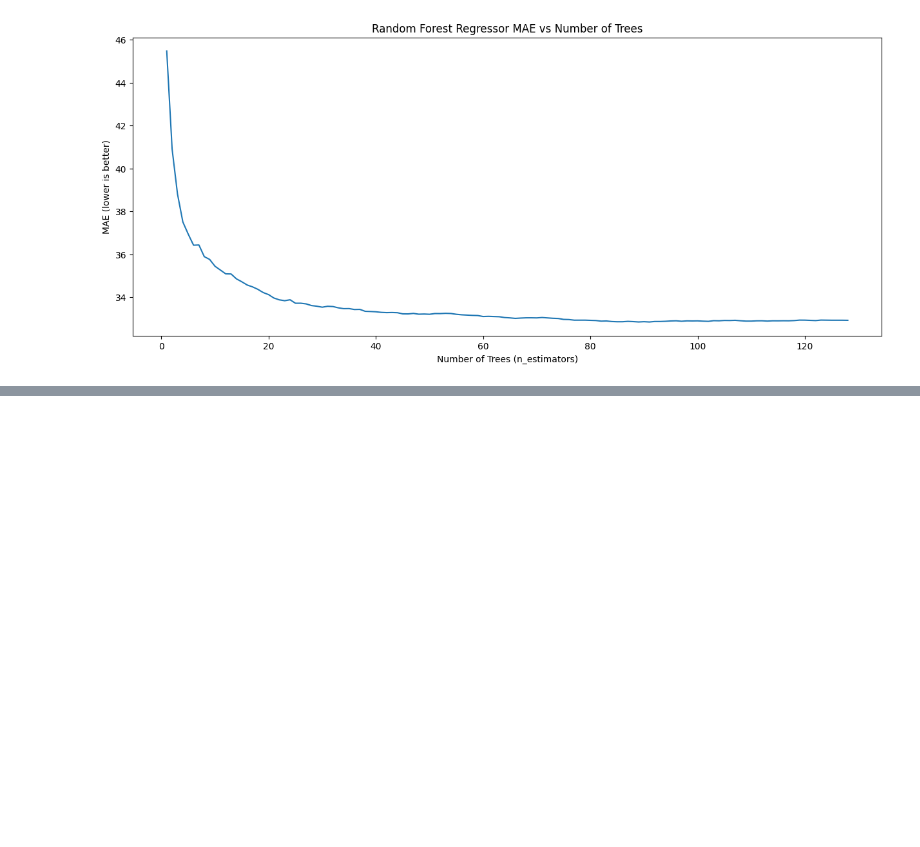
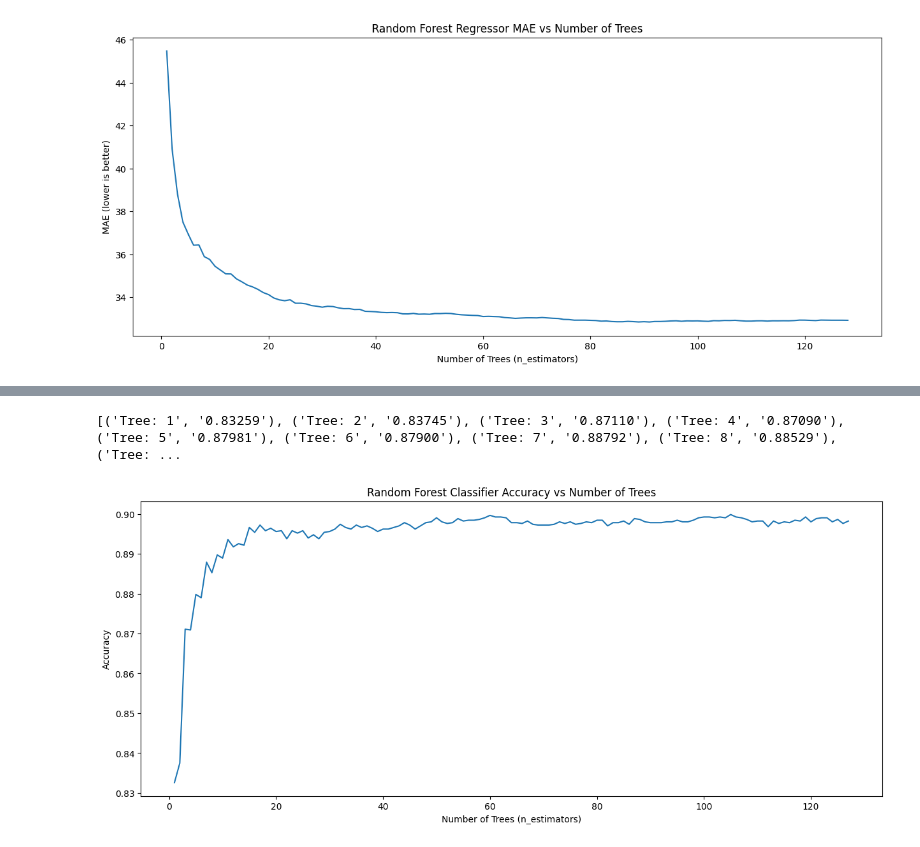
Before and after one commit to MasonLeeCity123/Introduction-to-AI-groupwork, a Jupyter notebook: PhoenixNotebook.ipynb, the cells around one changed output, grey strips where cells are left out. Cells and saved outputs as stored; diff of their text form; code cells hidden in the pictures; blank space fills up the shorter version.

Commit message:
Optimised testing with warm_state.

```diff
--- a/PhoenixNotebook.ipynb
+++ b/PhoenixNotebook.ipynb
@@ -108,0 +109,65 @@ plt.show()
+# %%
+## Load same data, import
+from sklearn.ensemble import RandomForestClassifier
+from sklearn.metrics import accuracy_score
+import pandas as pd
+import numpy as np
+import os
+from sklearn.model_selection import train_test_split
+import matplotlib.pyplot as plt
+
+path = "C:\Datasets"
+
+##Read data file
+filename_read = os.path.join(path, "energydata_complete.csv")
+data = pd.read_csv(filename_read)
+df = data
+
+# Binary target: 1 if Appliances > median, else 0
+median_val = df["Appliances"].median()
+df["target"] = (df["Appliances"] > median_val).astype(int)
+
+X = df.drop(columns=["date", "Appliances", "target"]).values
+y = df["target"].values
+
+X_train, X_test, y_train, y_test = train_test_split(
+    X, y, test_size=0.25, random_state=42
+)
+
+accuracy_data = []
+tree_data = []
+nums2 = []
+
+
+rf2 = RandomForestClassifier(
+    n_estimators=1,
+    criterion="entropy",
+    random_state=42,
+    n_jobs=-1,
+    # Reuse data that has already been trained
+    # Tree 1 trained once, add trees and retain
+    warm_start = True # KEEP UNCOMMENTED
+)
+
+for i in range(1, 128):
+    rf2.set_params(n_estimators=i)
+    rf2.fit(X_train, y_train)
+    y_pred = rf2.predict(X_test)
+
+    acc = accuracy_score(y_test, y_pred)
+    nums2.append(i)
+    accuracy_data.append(acc)
+
+    tree_data.append((f"Tree: {i}", f"{acc:.5f}"))
+
+print(tree_data)
+
+plt.figure(figsize=(15, 6))
+plt.plot(nums2, accuracy_data)
+plt.xlabel("Number of Trees (n_estimators)")
+plt.ylabel("Accuracy")
+plt.title("Random Forest Classifier Accuracy vs Number of Trees")
+plt.show()
+# %% [output]
+[('Tree: 1', '0.83259'), ('Tree: 2', '0.83745'), ('Tree: 3', '0.87110'), ('Tree: 4', '0.87090'), ('Tree: 5', '0.87981'), ('Tree: 6', '0.87900'), ('Tree: 7', '0.88792'), ('Tree: 8', '0.88529'), ('Tree: ...
+[figure, added]
```
Also changed, not shown: parts of 8 cells of this notebook.
